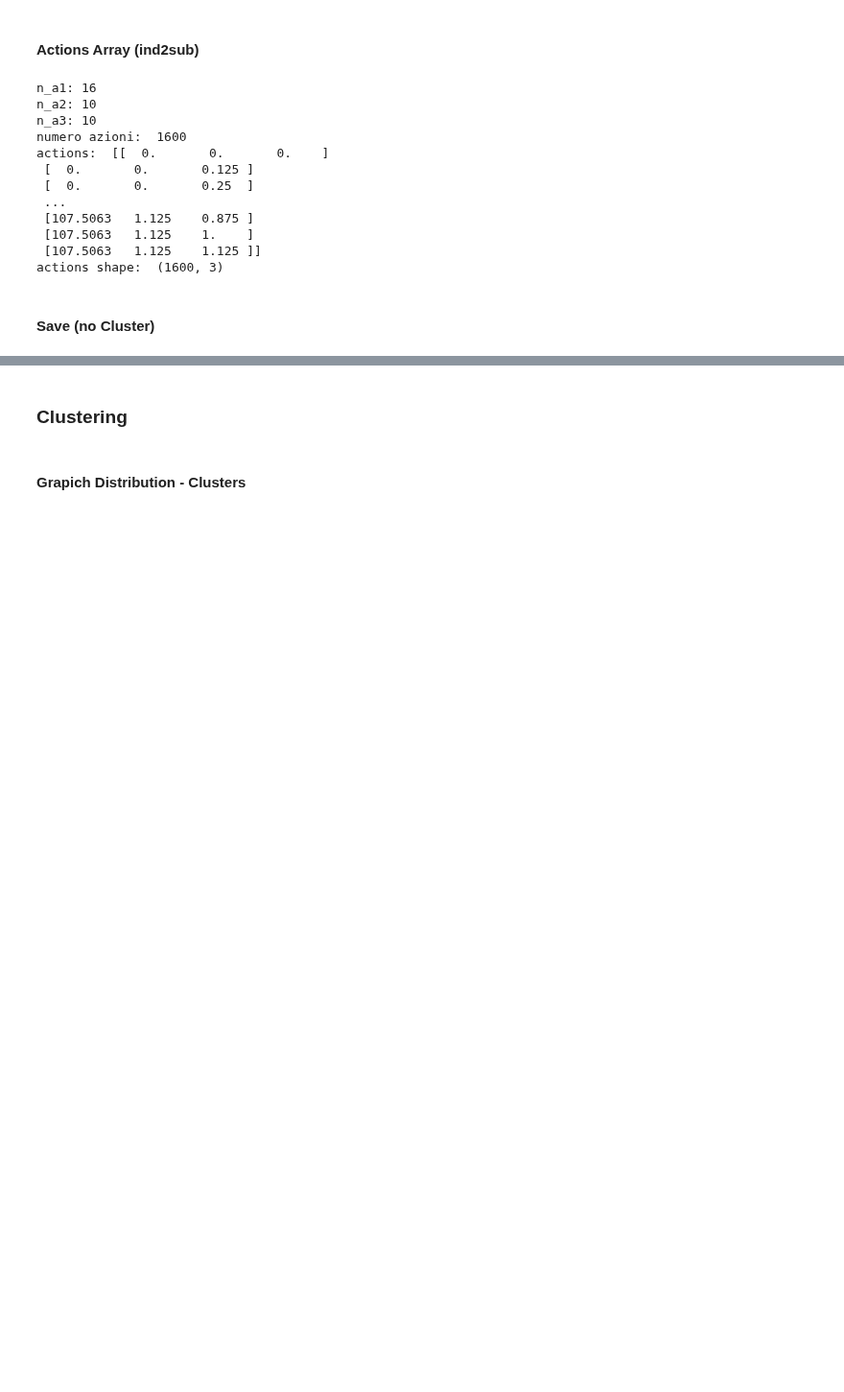
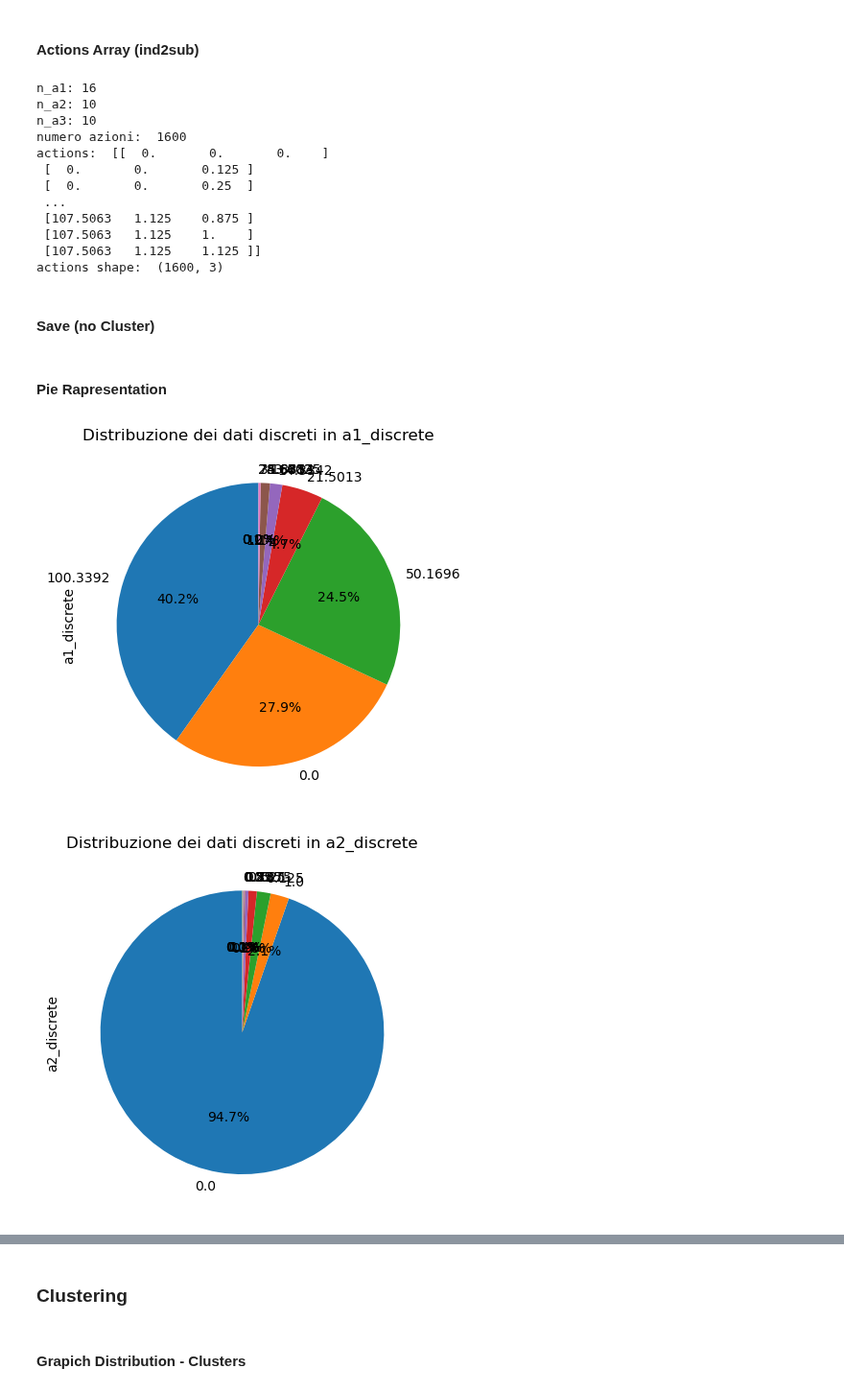
Before and after one commit to edoardorossi1995/Tesi, a Jupyter notebook: MDP_Modeling.ipynb, the cells around one changed output, grey strips where cells are left out. Shown at 96% size. Drawn from its saved outputs; the diff is of its cells as text; code cells hidden in the pictures; blank space fills up the shorter version.

```diff
--- a/MDP_Modeling.ipynb
+++ b/MDP_Modeling.ipynb
@@ -275,0 +288,44 @@ np.save(os.path.join(PROJECT_PATH, 'MDP_data/actions.npy'), actions)
+# %% [markdown]
+#### Pie Rapresentation
+# %%
+# Dati per il grafico a torta
+labels = df['a1_discrete'].unique()
+sizes = df['a1_discrete'].value_counts()
+
+# Crea il grafico a torta
+ax = sizes.plot.pie(labels=labels, autopct='%1.1f%%', startangle=90)
+
+# Aggiunge un titolo al grafico
+ax.set_title("Distribuzione dei dati discreti in a1_discrete")
+
+# Mostra il grafico
+plt.show()
+
+# Dati per il grafico a torta
+labels = df['a2_discrete'].unique()
+sizes = df['a2_discrete'].value_counts()
+
+# Crea il grafico a torta
+ax = sizes.plot.pie(labels=labels, autopct='%1.1f%%', startangle=90)
+
+# Aggiunge un titolo al grafico
+ax.set_title("Distribuzione dei dati discreti in a2_discrete")
+
+# Mostra il grafico
+plt.show()
+
+# Dati per il grafico a torta
+labels = df['a3_discrete'].unique()
+sizes = df['a3_discrete'].value_counts()
+
+# Crea il grafico a torta
+ax = sizes.plot.pie(labels=labels, autopct='%1.1f%%', startangle=90)
+
+# Aggiunge un titolo al grafico
+ax.set_title("Distribuzione dei dati discreti in a3_discrete")
+
+# Mostra il grafico
+plt.show()
+# %% [output]
+[figure, added]
+[figure, added]
```
Also changed, not shown: parts of 11 cells of this notebook.
